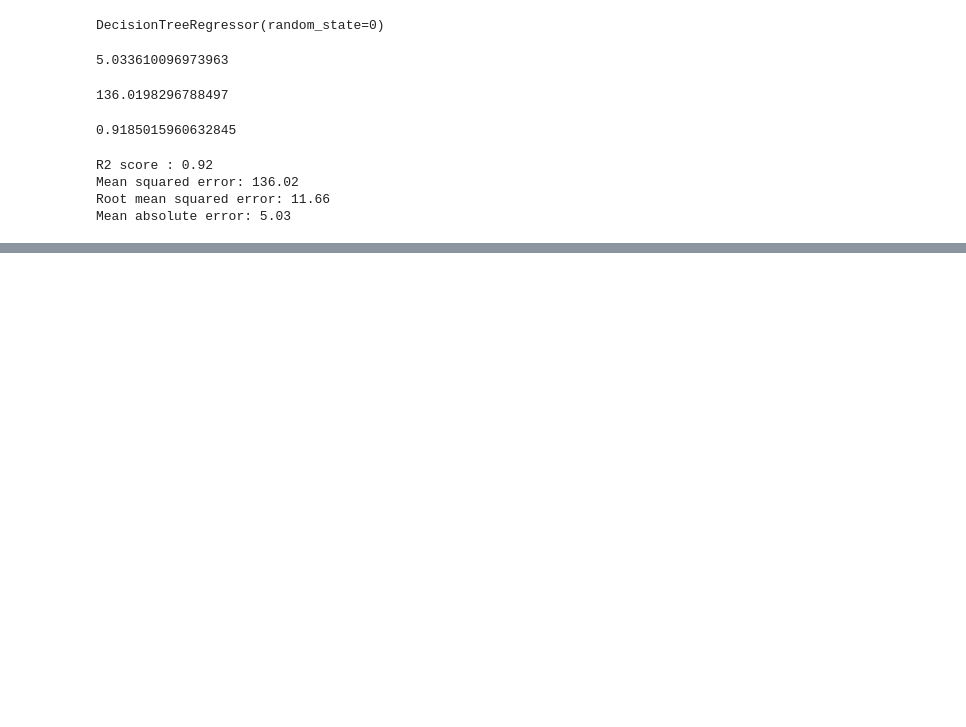
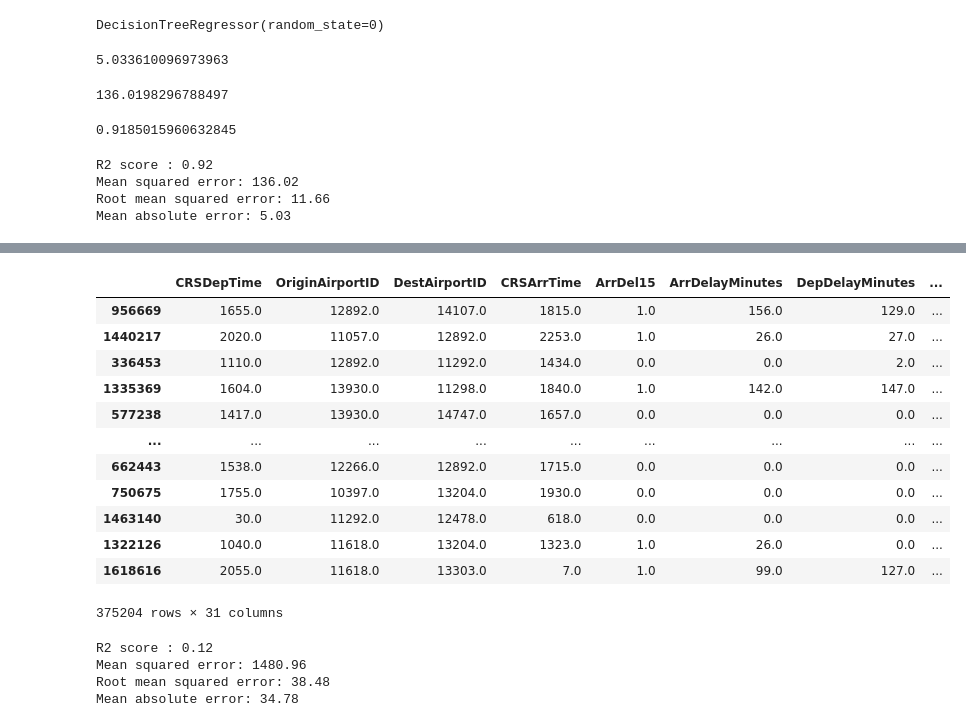
Before and after one commit to AMVamsi/Flight_Delay_Prediction, a Jupyter notebook: Project.ipynb, the cells around one changed output, grey strips where cells are left out. Cells and saved outputs as stored; diff of their text form; code cells hidden in the pictures; blank space fills up the shorter version.

```diff
--- a/Project.ipynb
+++ b/Project.ipynb
@@ -1276,0 +1405,17 @@ Mean absolute error: 5.03
+# %%
+dr=pd.DataFrame(test)
+dr
+# %% [output]
+|  | CRSDepTime | OriginAirportID | DestAirportID | CRSArrTime | ArrDel15 | ArrDelayMinutes | DepDelayMinutes | ... |
+| 956669 | 1655.0 | 12892.0 | 14107.0 | 1815.0 | 1.0 | 156.0 | 129.0 | ... |
+| 1440217 | 2020.0 | 11057.0 | 12892.0 | 2253.0 | 1.0 | 26.0 | 27.0 | ... |
+| 336453 | 1110.0 | 12892.0 | 11292.0 | 1434.0 | 0.0 | 0.0 | 2.0 | ... |
+| 1335369 | 1604.0 | 13930.0 | 11298.0 | 1840.0 | 1.0 | 142.0 | 147.0 | ... |
+| 577238 | 1417.0 | 13930.0 | 14747.0 | 1657.0 | 0.0 | 0.0 | 0.0 | ... |
+| ... | ... | ... | ... | ... | ... | ... | ... | ... |
+| 662443 | 1538.0 | 12266.0 | 12892.0 | 1715.0 | 0.0 | 0.0 | 0.0 | ... |
+| 750675 | 1755.0 | 10397.0 | 13204.0 | 1930.0 | 0.0 | 0.0 | 0.0 | ... |
+| 1463140 | 30.0 | 11292.0 | 12478.0 | 618.0 | 0.0 | 0.0 | 0.0 | ... |
+| 1322126 | 1040.0 | 11618.0 | 13204.0 | 1323.0 | 1.0 | 26.0 | 0.0 | ... |
+| 1618616 | 2055.0 | 11618.0 | 13303.0 | 7.0 | 1.0 | 99.0 | 127.0 | ... |
+375204 rows × 31 columns
@@ -1276,0 +1433,10 @@ Mean absolute error: 5.03
+# %%
+print("R2 score : %.2f" % r2_score(label_test,xgr))
+print("Mean squared error: %.2f" % mean_squared_error(label_test,xgr))
+print("Root mean squared error: %.2f" %mean_squared_error(label_test,xgr)**0.5)
+print("Mean absolute error: %.2f" % mean_absolute_error(label_test, xgr))
+# %% [output]
+R2 score : 0.12
+Mean squared error: 1480.96
+Root mean squared error: 38.48
+Mean absolute error: 34.78
```
Also changed, not shown: parts of 19 cells of this notebook.
